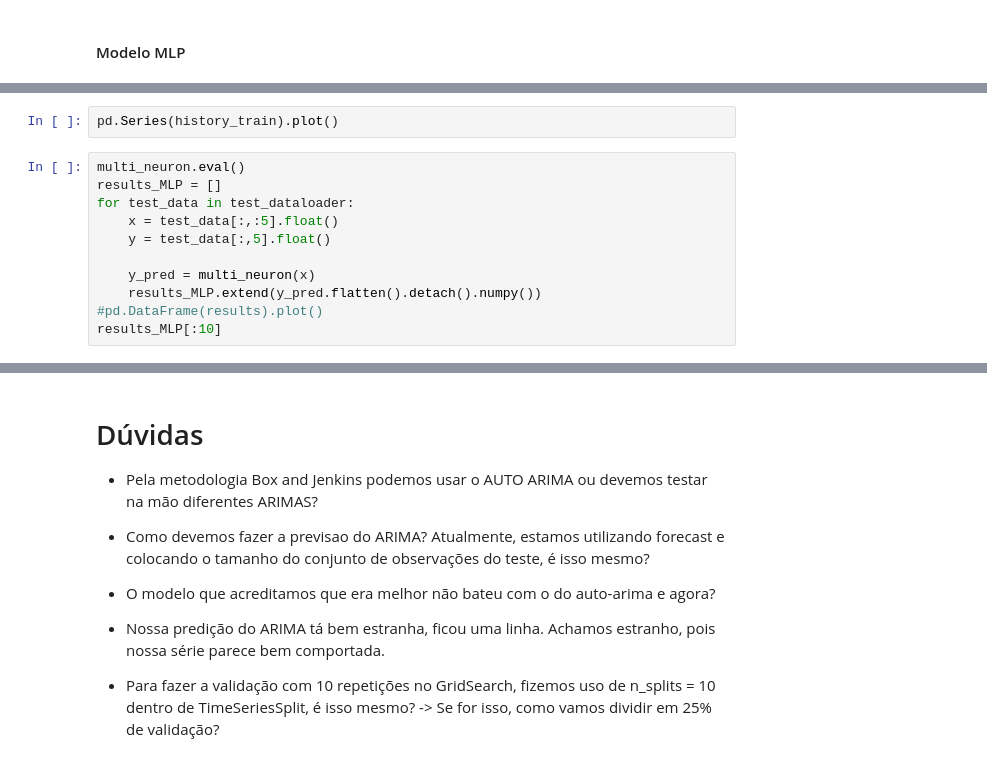
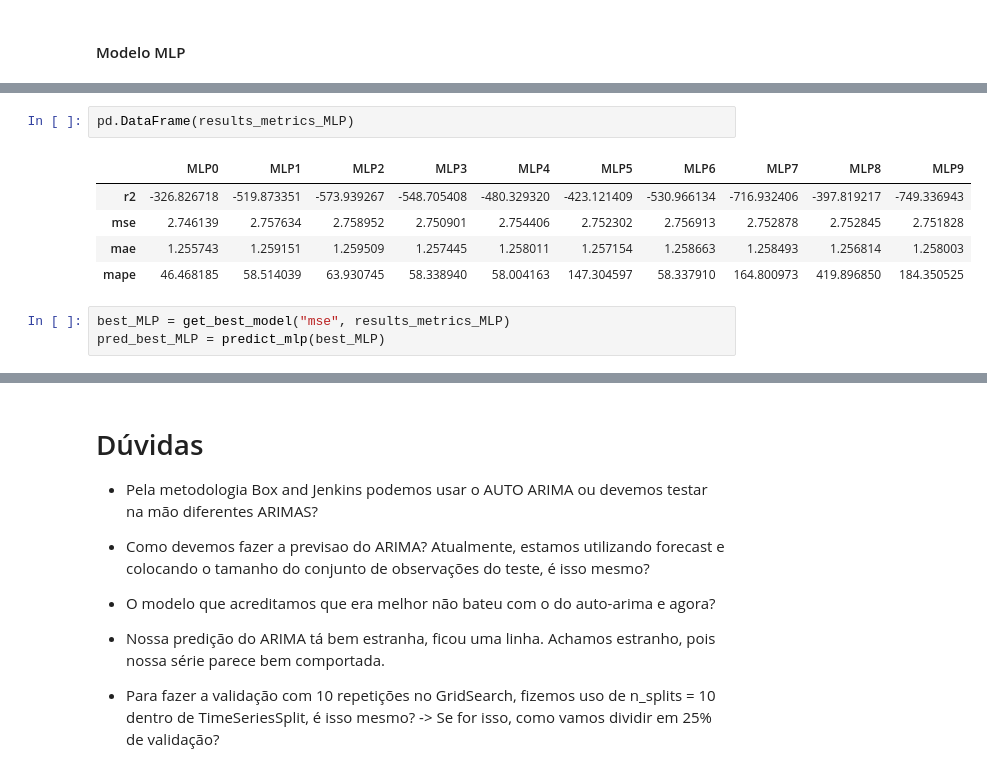
Before and after one commit to lucascouri2/residencia-st, a Jupyter notebook: Relatorio.ipynb, the cells around one changed output, grey strips where cells are left out. Drawn from its saved outputs; the diff is of its cells as text.

```diff
--- a/Relatorio.ipynb
+++ b/Relatorio.ipynb
@@ -625,13 +697,11 @@ pd.Series(history_valid).plot()
-# %%
-pd.Series(history_train).plot()
-# %%
-multi_neuron.eval()
-results_MLP = []
-for test_data in test_dataloader:
-    x = test_data[:,:5].float()
-    y = test_data[:,5].float()
-
-    y_pred = multi_neuron(x)
-    results_MLP.extend(y_pred.flatten().detach().numpy())
-#pd.DataFrame(results).plot()
-results_MLP[:10]
+# %%
+pd.DataFrame(results_metrics_MLP)
+# %% [output]
+|  | MLP0 | MLP1 | MLP2 | MLP3 | MLP4 | MLP5 | MLP6 | MLP7 | MLP8 | MLP9 |
+| r2 | -326.826718 | -519.873351 | -573.939267 | -548.705408 | -480.329320 | -423.121409 | -530.966134 | -716.932406 | -397.819217 | -749.336943 |
+| mse | 2.746139 | 2.757634 | 2.758952 | 2.750901 | 2.754406 | 2.752302 | 2.756913 | 2.752878 | 2.752845 | 2.751828 |
+| mae | 1.255743 | 1.259151 | 1.259509 | 1.257445 | 1.258011 | 1.257154 | 1.258663 | 1.258493 | 1.256814 | 1.258003 |
+| mape | 46.468185 | 58.514039 | 63.930745 | 58.338940 | 58.004163 | 147.304597 | 58.337910 | 164.800973 | 419.896850 | 184.350525 |
+# %%
+best_MLP = get_best_model("mse", results_metrics_MLP)
+pred_best_MLP = predict_mlp(best_MLP)
```
Also changed, not shown: parts of 24 cells of this notebook.
